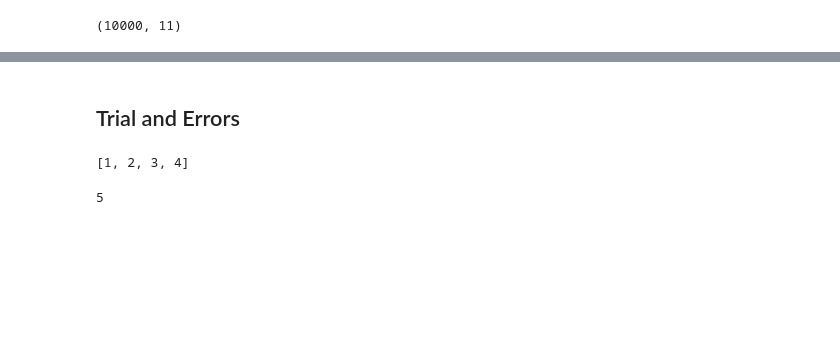
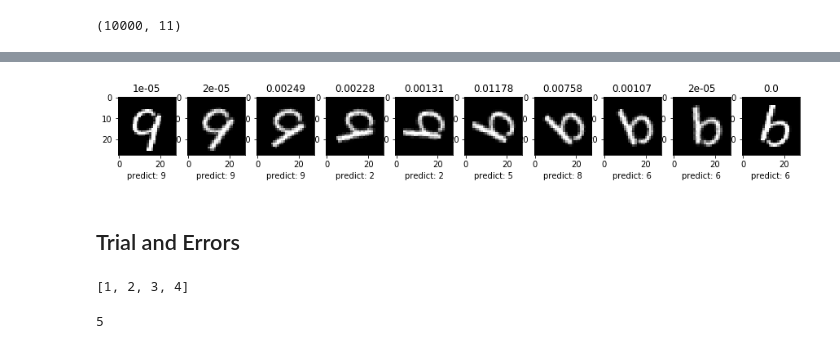
Before and after one commit to yoheikikuta/DeepGamblers-tensorflow, a Jupyter notebook: colab/Deepgamblers_tensorflow.ipynb, the cells around one changed output, grey strips where cells are left out. Drawn from its saved outputs; the diff is of its cells as text; code cells hidden in the pictures; blank space fills up the shorter version.

```diff
--- a/colab/Deepgamblers_tensorflow.ipynb
+++ b/colab/Deepgamblers_tensorflow.ipynb
@@ -235,3 +251,27 @@ Threshold: 0.1, Coverage : 0.9935, Accuracy : 0.9797
+# %%
+def draw_digit(data, score, label, row, col, n):
+    plt.subplot(row, col, n)
+    plt.imshow(data.reshape(28, 28), cmap="gray")
+    plt.title(score)
+    plt.xlabel("predict: " + label)
+    # plt.axis("off")
+
+show_size = 10
+plt.figure(figsize=(15,20))
+
+total = 0
+for i, degree in enumerate(range(0, 200, 20)):
+    rotated_img = rotation(test_images[16], degree)
+    pred = cnn(tf.expand_dims(rotated_img, 0)).numpy().squeeze()
+    label = np.argmax(pred)
+    confidence = np.max(pred)
+    abstention_score = pred[-1].round(5)
+    draw_digit(rotated_img, str(abstention_score), str(label), 1, show_size, total+1)
+
+    total += 1
+plt.show()
+# %% [output]
+[figure, added]
 # %% [markdown]
 ## Trial and Errors
 # %%
```
Also changed, not shown: parts of 18 cells of this notebook.
